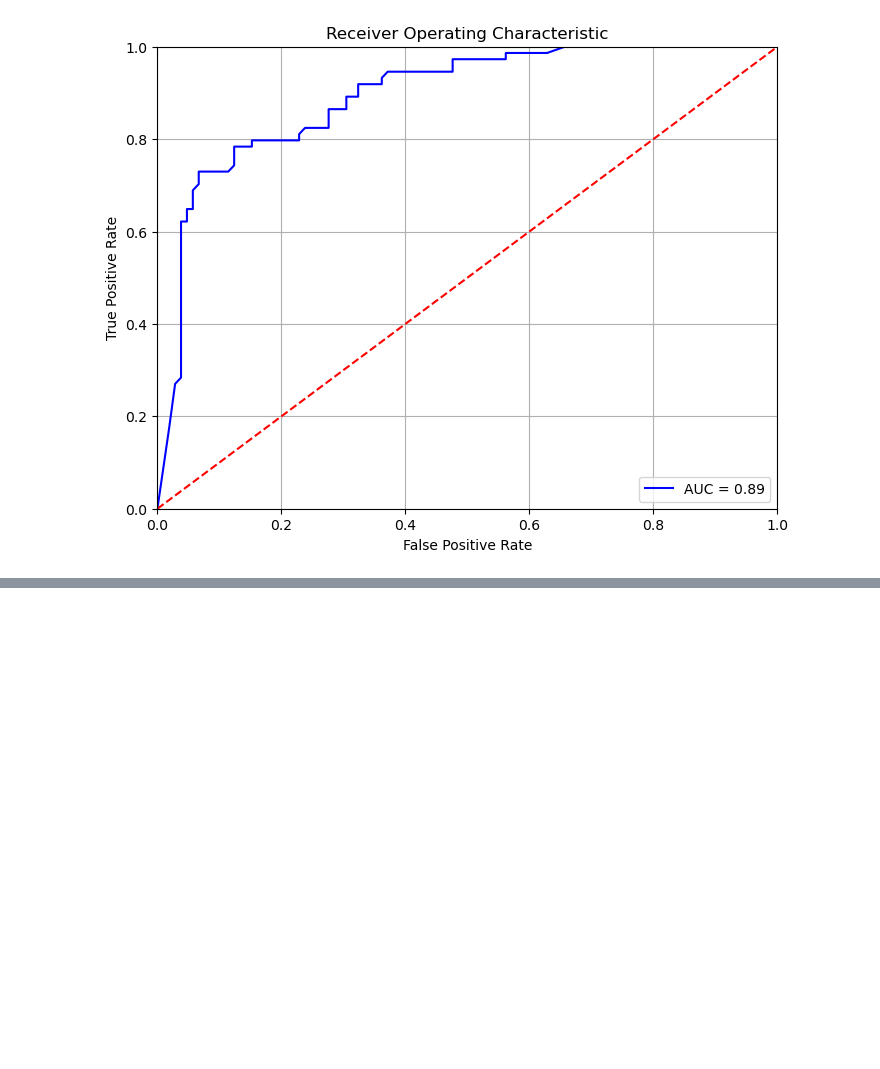
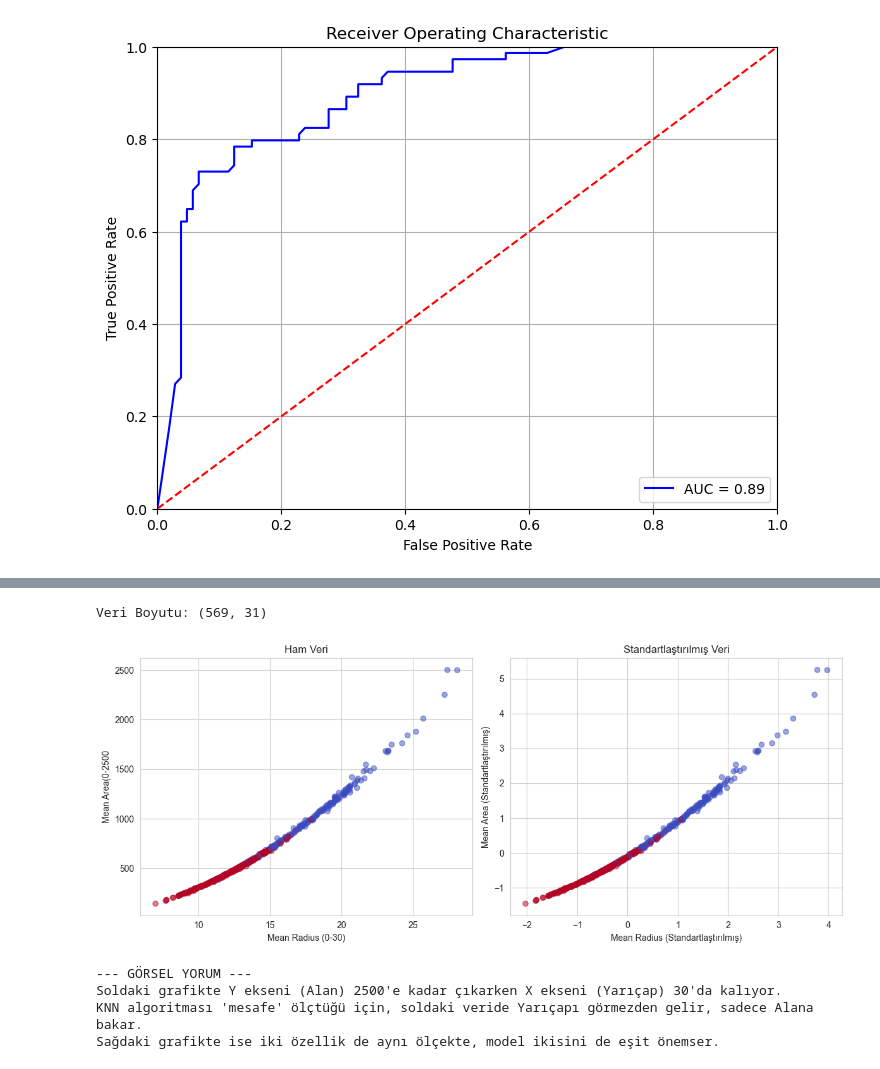
Before and after one commit to MelihKotman/Python-Data-Science-Learnings-With-Doc, a Jupyter notebook: Self-Learnings/learning_lab.ipynb, the cells around one changed output, grey strips where cells are left out. Saved outputs shown, nothing was run; the diff lists cells and outputs as text; code cells hidden in the pictures; blank space fills up the shorter version.

Commit message:
Veri Ölçekleme teknikleri, KNN, NB, Denetimli Öğrenme işlendi

```diff
--- a/Self-Learnings/learning_lab.ipynb
+++ b/Self-Learnings/learning_lab.ipynb
@@ -391,0 +423,61 @@ Veri Boyutu: (891, 15)
+# %%
+import pandas as pd
+import numpy as np
+import matplotlib.pyplot as plt
+import seaborn as sns
+from sklearn.datasets import load_breast_cancer
+from sklearn.model_selection import train_test_split
+from sklearn.preprocessing import StandardScaler, MinMaxScaler
+from sklearn.neighbors import KNeighborsClassifier
+from sklearn.naive_bayes import GaussianNB
+from sklearn.metrics import accuracy_score, classification_report
+
+# Veri Setini Yükleme (Breast Cancer Veri Seti)
+# Bu veri setinde tümör özelliklerine (yarıçap, doku vb.) göre İyi Huylu ve Kötü Huylu tümörleri sınıflandıracağız.
+data = load_breast_cancer()
+df = pd.DataFrame(data.data, columns=data.feature_names) # Özellikler
+df['target'] = data.target # Hedef değişken (0: Kötü Huylu, 1: İyi Huylu)
+
+print(f"Veri Boyutu: {df.shape}") # Veri boyutunu yazdırma
+# Sadece iki özelliğe odaklanalım ki görselleştirebilelim:
+# 'mean radius' (Yarıçap - Küçük sayı) ve 'mean area' (Alan - Büyük sayı)
+X_demo = df[['mean radius', 'mean area']]
+y = df['target']
+
+# Ölçekleme Önemi
+# Ham veri vs Standartlaşmış Veri
+
+scaler = StandardScaler() # StandardScaler nesnesi
+X_demo_scaled = scaler.fit_transform(X_demo) # Veriyi ölçeklendirme
+
+fig, axes = plt.subplots(1, 2, figsize= (12, 5))
+
+# Grafik 1: Ham Veri
+axes[0].scatter(X_demo['mean radius'], X_demo['mean area'], c=y, cmap='coolwarm', alpha = 0.5)
+axes[0].set_title('Ham Veri')
+axes[0].set_xlabel('Mean Radius (0-30)')
+axes[0].set_ylabel('Mean Area(0-2500')
+# Y ekseni çok büyük olduğu için noktalar dikeyde çok ayrık, yatayda sıkı olacaktır.
+# Mesafeyi hesaplayan bir algoritma sadece "Alan"a bakacaktır.
+
+# Grafik 2: Standartlaştırılmış Veri
+axes[1].scatter(X_demo_scaled[:, 0], X_demo_scaled[:, 1], c=y, cmap='coolwarm', alpha = 0.5)
+axes[1].set_title('Standartlaştırılmış Veri')
+axes[1].set_xlabel('Mean Radius (Standartlaştırılmış)')
+axes[1].set_ylabel('Mean Area (Standartlaştırılmış)')
+# burada her iki eksen de eşit ağırlığa sahip.
+
+plt.tight_layout()
+plt.show()
+
+print("\n--- GÖRSEL YORUM ---")
+print("Soldaki grafikte Y ekseni (Alan) 2500'e kadar çıkarken X ekseni (Yarıçap) 30'da kalıyor.")
+print("KNN algoritması 'mesafe' ölçtüğü için, soldaki veride Yarıçapı görmezden gelir, sadece Alana bakar.")
+print("Sağdaki grafikte ise iki özellik de aynı ölçekte, model ikisini de eşit önemser.\n")
+# %% [output]
+Veri Boyutu: (569, 31)
+[figure, added]
+--- GÖRSEL YORUM ---
+Soldaki grafikte Y ekseni (Alan) 2500'e kadar çıkarken X ekseni (Yarıçap) 30'da kalıyor.
+KNN algoritması 'mesafe' ölçtüğü için, soldaki veride Yarıçapı görmezden gelir, sadece Alana bakar.
+Sağdaki grafikte ise iki özellik de aynı ölçekte, model ikisini de eşit önemser.
```
Also changed, not shown: parts of 8 cells of this notebook.
